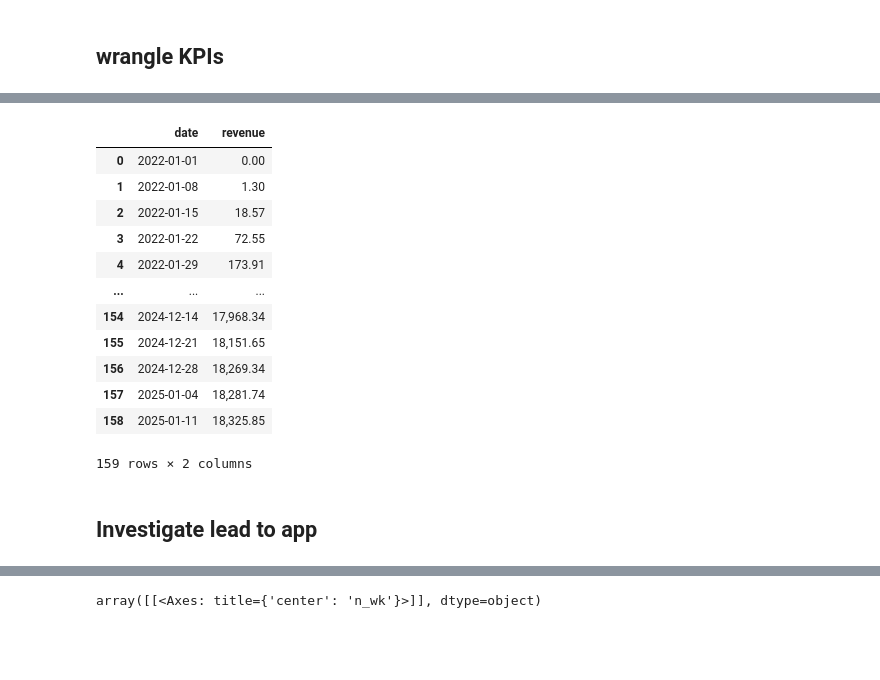
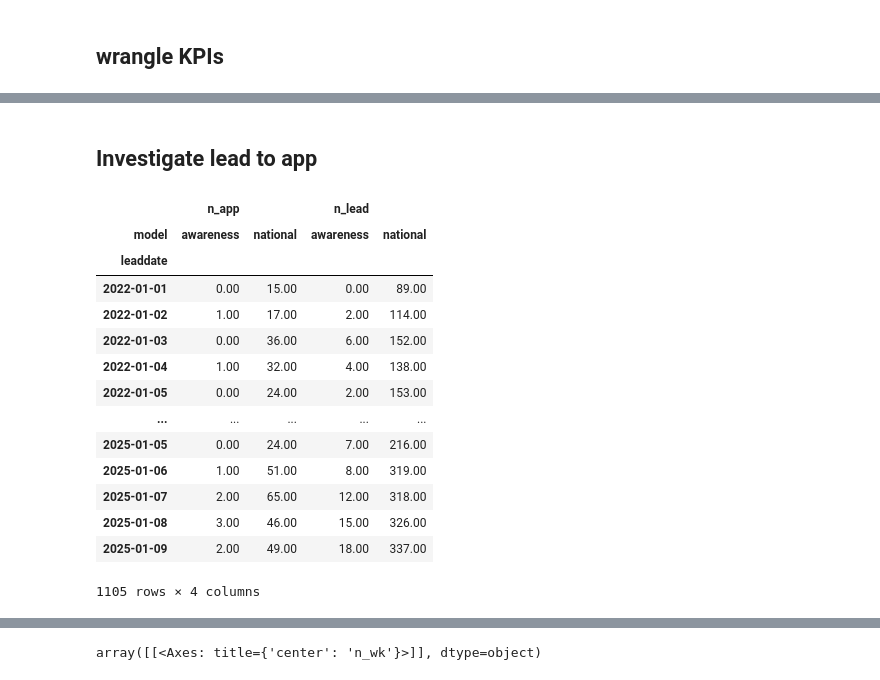
Before and after one commit to LevelInteractive/csu-mmm, a Jupyter notebook: code/CSU_dataWrangle_v0.1_KAT.ipynb, the cells around one changed output, grey strips where cells are left out. Saved outputs shown, nothing was run; the diff lists cells and outputs as text; code cells hidden in the pictures; blank space fills up the shorter version.

```diff
--- a/code/CSU_dataWrangle_v0.1_KAT.ipynb
+++ b/code/CSU_dataWrangle_v0.1_KAT.ipynb
@@ -98,21 +82,23 @@ dict_models['national']
-# %%
-df_rev_a
-# %% [output]
-|  | date | revenue |
-| 0 | 2022-01-01 | 0.00 |
-| 1 | 2022-01-08 | 1.30 |
-| 2 | 2022-01-15 | 18.57 |
-| 3 | 2022-01-22 | 72.55 |
-| 4 | 2022-01-29 | 173.91 |
-| ... | ... | ... |
-| 154 | 2024-12-14 | 17,968.34 |
-| 155 | 2024-12-21 | 18,151.65 |
-| 156 | 2024-12-28 | 18,269.34 |
-| 157 | 2025-01-04 | 18,281.74 |
-| 158 | 2025-01-11 | 18,325.85 |
-159 rows × 2 columns
 # %% [markdown]
 ## Investigate lead to app
+# %%
+df_kpi_daily
+# %% [output]
+|  | n_app |  | n_lead |  |
+| model | awareness | national | awareness | national |
+| leaddate |  |  |  |  |
+| 2022-01-01 | 0.00 | 15.00 | 0.00 | 89.00 |
+| 2022-01-02 | 1.00 | 17.00 | 2.00 | 114.00 |
+| 2022-01-03 | 0.00 | 36.00 | 6.00 | 152.00 |
+| 2022-01-04 | 1.00 | 32.00 | 4.00 | 138.00 |
+| 2022-01-05 | 0.00 | 24.00 | 2.00 | 153.00 |
+| ... | ... | ... | ... | ... |
+| 2025-01-05 | 0.00 | 24.00 | 7.00 | 216.00 |
+| 2025-01-06 | 1.00 | 51.00 | 8.00 | 319.00 |
+| 2025-01-07 | 2.00 | 65.00 | 12.00 | 318.00 |
+| 2025-01-08 | 3.00 | 46.00 | 15.00 | 326.00 |
+| 2025-01-09 | 2.00 | 49.00 | 18.00 | 337.00 |
+1105 rows × 4 columns
 # %%
 df_perc = df_kpi_full.loc[df_kpi_full.model=='awareness', ['n_lead','n_app']].sum()
 lead2app_awareness = df_perc['n_app']/df_perc['n_lead']
```
Also changed, not shown: parts of 14 cells of this notebook.
